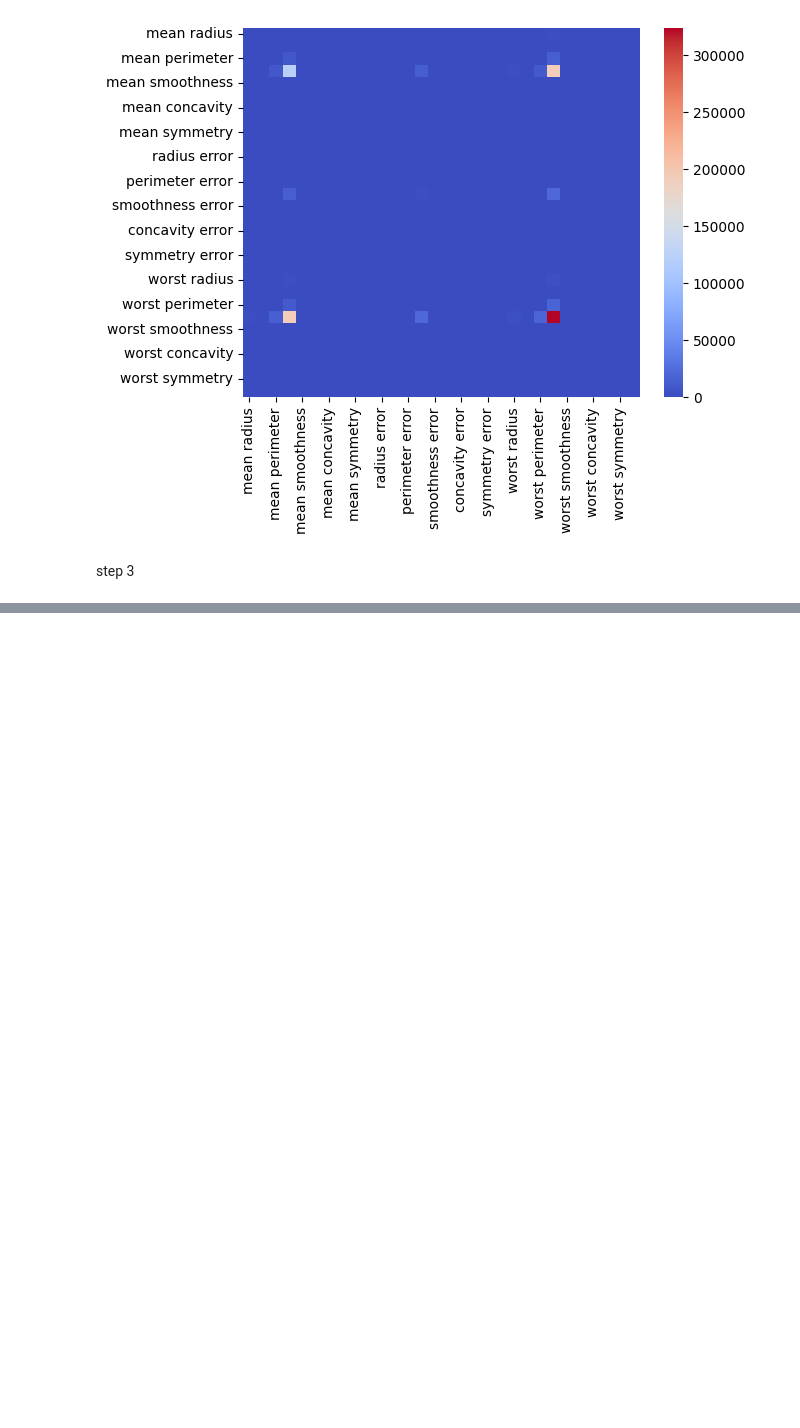
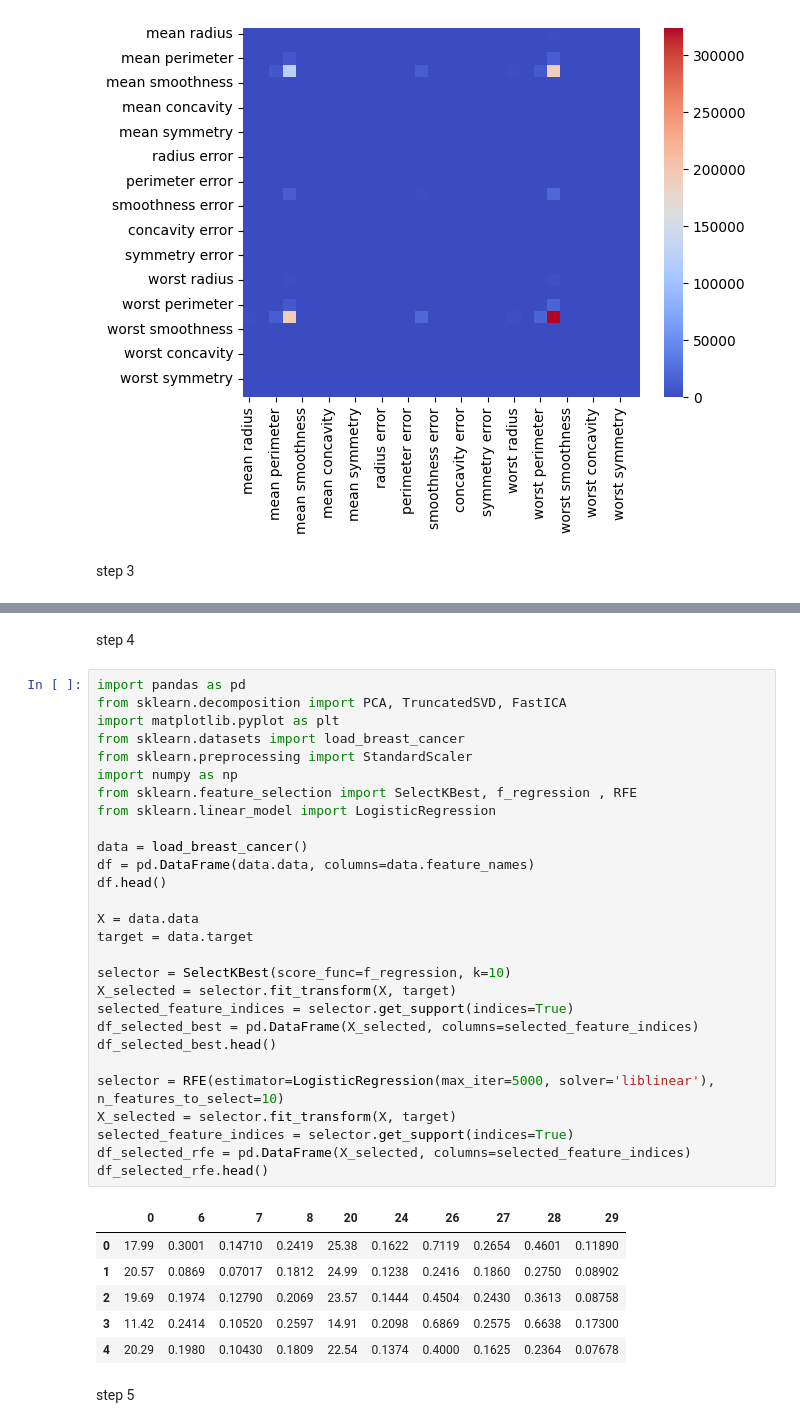
Before and after one commit to h-a-bhsht/data_mining, a Jupyter notebook: hw2.ipynb, the cells around one changed output, grey strips where cells are left out. Drawn from its saved outputs; the diff is of its cells as text; blank space fills up the shorter version.

Commit message:
step 4

```diff
--- a/hw2.ipynb
+++ b/hw2.ipynb
@@ -48,0 +59,39 @@ ValueError: DataFrame constructor not properly called!
+# %% [markdown]
+step 4
+# %%
+import pandas as pd
+from sklearn.decomposition import PCA, TruncatedSVD, FastICA
+import matplotlib.pyplot as plt
+from sklearn.datasets import load_breast_cancer
+from sklearn.preprocessing import StandardScaler
+import numpy as np
+from sklearn.feature_selection import SelectKBest, f_regression , RFE
+from sklearn.linear_model import LogisticRegression
+
+data = load_breast_cancer()
+df = pd.DataFrame(data.data, columns=data.feature_names)
+df.head()
+
+X = data.data
+target = data.target
+
+selector = SelectKBest(score_func=f_regression, k=10)
+X_selected = selector.fit_transform(X, target)
+selected_feature_indices = selector.get_support(indices=True)
+df_selected_best = pd.DataFrame(X_selected, columns=selected_feature_indices)
+df_selected_best.head()
+
+selector = RFE(estimator=LogisticRegression(max_iter=5000, solver='liblinear'), n_features_to_select=10)
+X_selected = selector.fit_transform(X, target)
+selected_feature_indices = selector.get_support(indices=True)
+df_selected_rfe = pd.DataFrame(X_selected, columns=selected_feature_indices)
+df_selected_rfe.head()
+# %% [output]
+|  | 0 | 6 | 7 | 8 | 20 | 24 | 26 | 27 | 28 | 29 |
+| 0 | 17.99 | 0.3001 | 0.14710 | 0.2419 | 25.38 | 0.1622 | 0.7119 | 0.2654 | 0.4601 | 0.11890 |
+| 1 | 20.57 | 0.0869 | 0.07017 | 0.1812 | 24.99 | 0.1238 | 0.2416 | 0.1860 | 0.2750 | 0.08902 |
+| 2 | 19.69 | 0.1974 | 0.12790 | 0.2069 | 23.57 | 0.1444 | 0.4504 | 0.2430 | 0.3613 | 0.08758 |
+| 3 | 11.42 | 0.2414 | 0.10520 | 0.2597 | 14.91 | 0.2098 | 0.6869 | 0.2575 | 0.6638 | 0.17300 |
+| 4 | 20.29 | 0.1980 | 0.10430 | 0.1809 | 22.54 | 0.1374 | 0.4000 | 0.1625 | 0.2364 | 0.07678 |
+# %% [markdown]
+step 5
```
Also changed, not shown: parts of 1 cell of this notebook.
